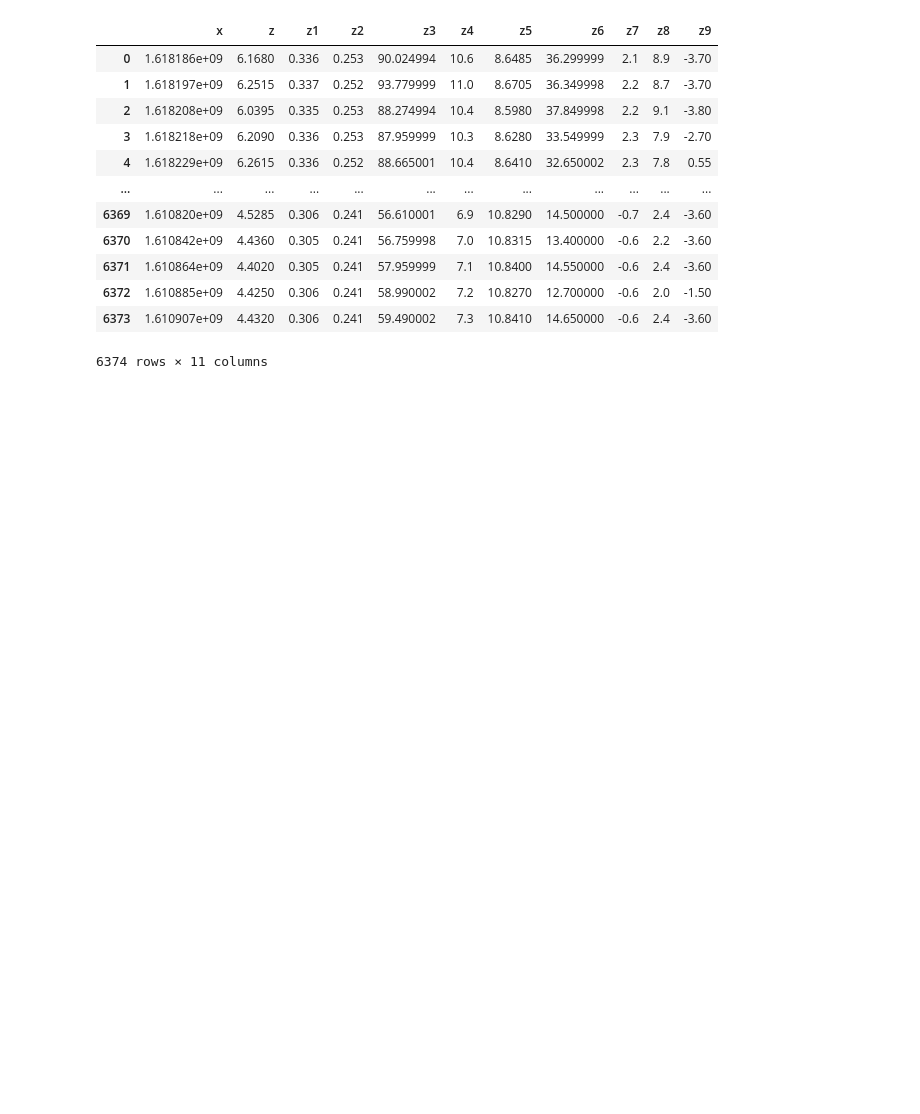
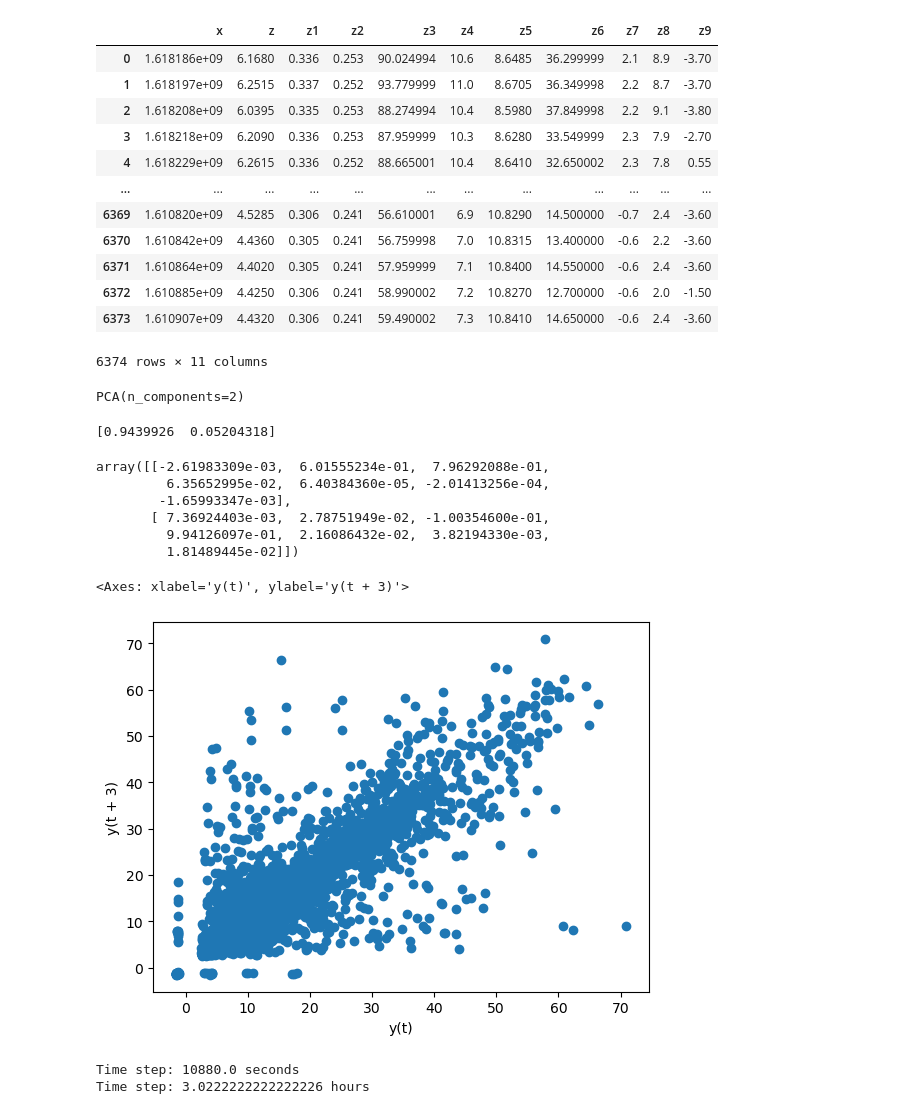
Before and after one commit to MTLehner/DSTSES_DataLakes, a Jupyter notebook: mtl_test_002.ipynb, the cells around one changed output. Cells and saved outputs as stored; diff of their text form; code cells hidden in the pictures; blank space fills up the shorter version.

```diff
--- a/mtl_test_002.ipynb
+++ b/mtl_test_002.ipynb
@@ -24,0 +31,22 @@ df
+# %%
+pca.fit(df_no8)
+# %% [output]
+PCA(n_components=2)
+# %%
+print(pca.explained_variance_ratio_)
+# %% [output]
+[0.9439926  0.05204318]
+# %%
+pca.components_
+# %% [output]
+array([[-2.61983309e-03,  6.01555234e-01,  7.96292088e-01,
+         6.35652995e-02,  6.40384360e-05, -2.01413256e-04,
+        -1.65993347e-03],
+       [ 7.36924403e-03,  2.78751949e-02, -1.00354600e-01,
+         9.94126097e-01,  2.16086432e-02,  3.82194330e-03,
+         1.81489445e-02]])
+# %%
+pd.plotting.lag_plot(df["z6"], lag=3)
+# %% [output]
+<Axes: xlabel='y(t)', ylabel='y(t + 3)'>
+[figure, added]
@@ -24,0 +55,6 @@ df
+# %%
+print(f"Time step: {time_step} seconds")
+print(f"Time step: {time_step/60/60} hours")
+# %% [output]
+Time step: 10880.0 seconds
+Time step: 3.0222222222222226 hours
```
Also changed, not shown: parts of 4 cells of this notebook.
